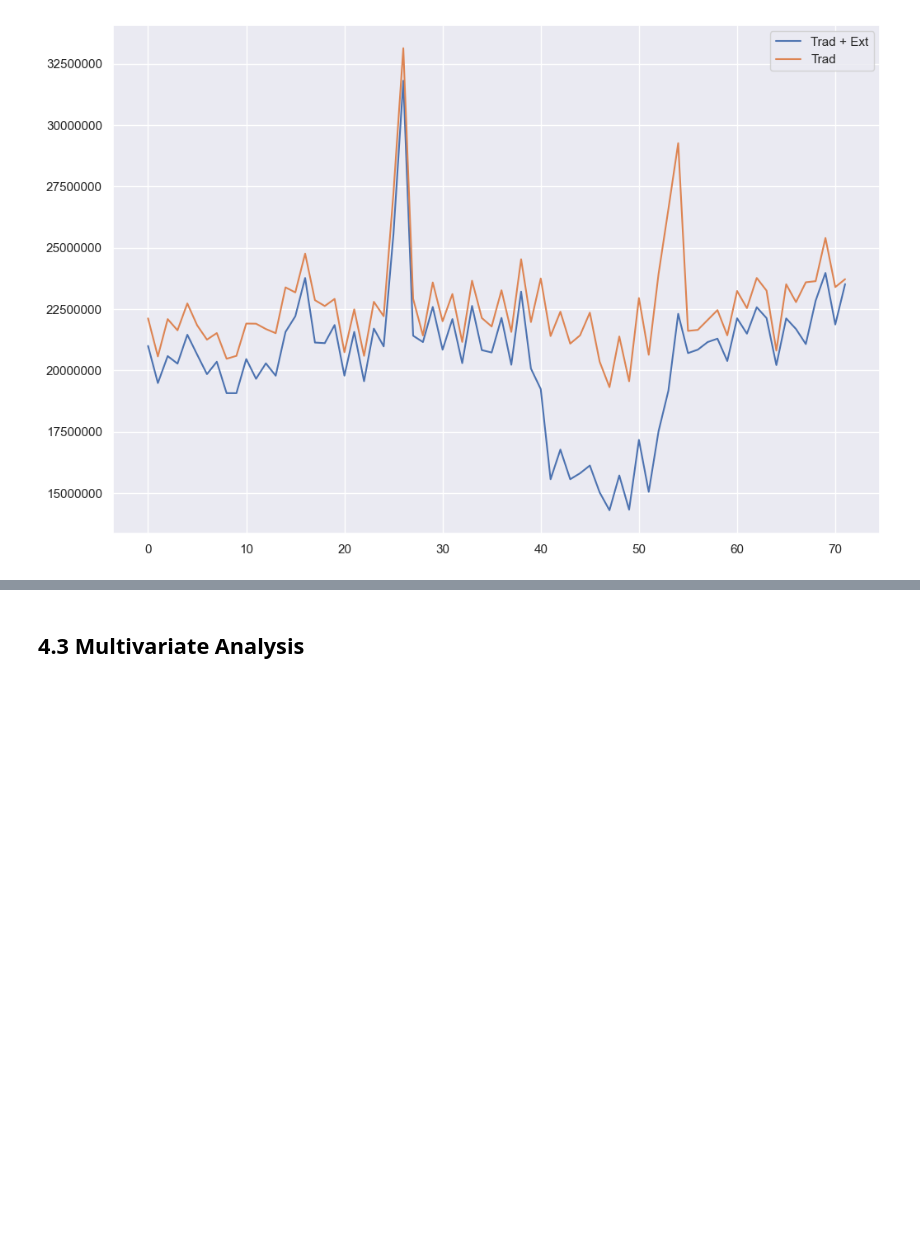
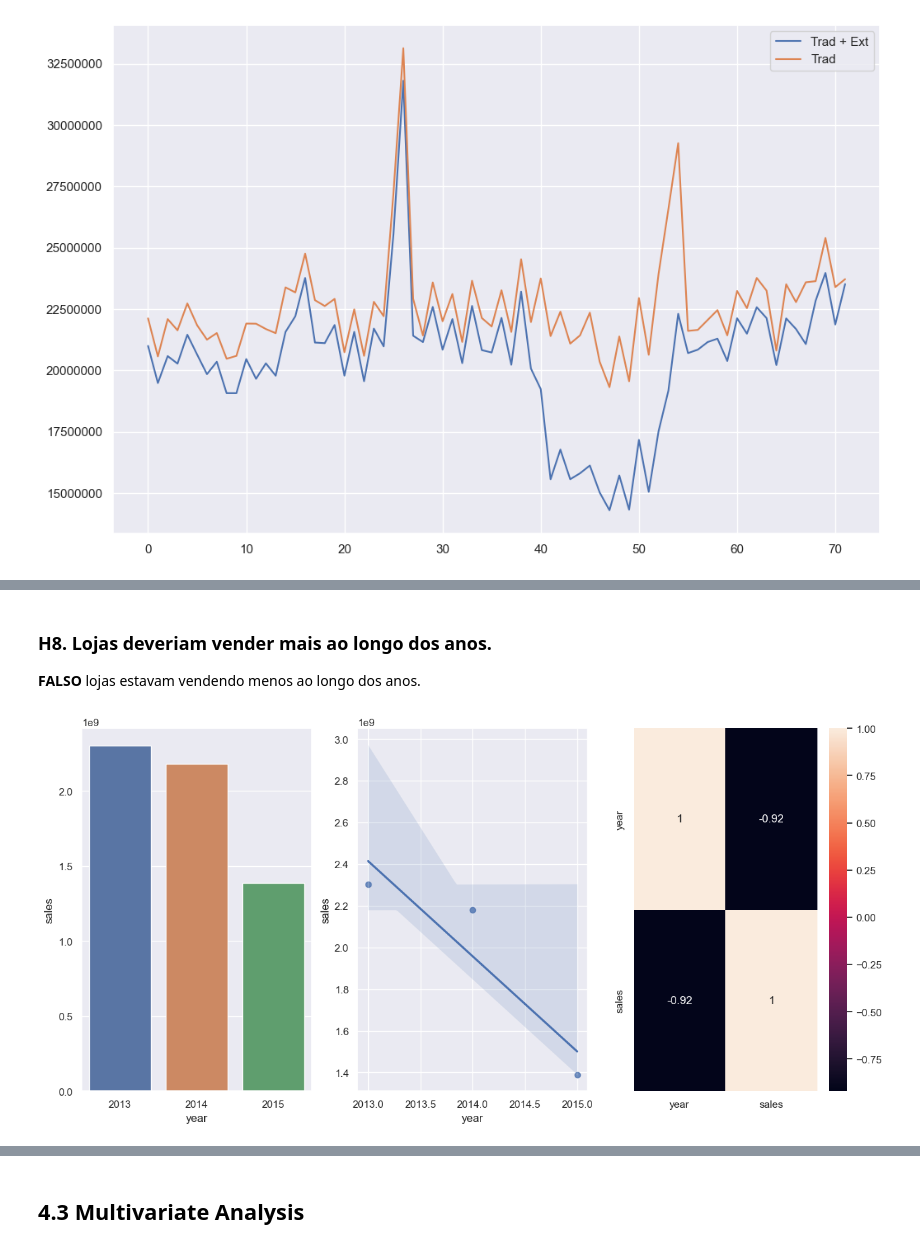
Before and after one commit to BlueBics/rossmann_sales_prediction, a Jupyter notebook: v01_store_sales_prediction.ipynb, the cells around one changed output, grey strips where cells are left out. Saved outputs shown, nothing was run; the diff lists cells and outputs as text; code cells hidden in the pictures; blank space fills up the shorter version.

```diff
--- a/v01_store_sales_prediction.ipynb
+++ b/v01_store_sales_prediction.ipynb
@@ -679,0 +701,17 @@ aux.legend(labels=['Trad + Ext', 'Trad']);
+# %% [markdown]
+### **H8.** Lojas deveriam vender mais ao longo dos anos.
+**FALSO** lojas estavam vendendo menos ao longo dos anos.
+# %%
+aux1 = df4[['year', 'sales']].groupby('year').sum().reset_index()
+
+plt.figure(figsize=(15,7))
+plt.subplot(1,3,1)
+sns.barplot(aux1, x='year', y='sales')
+
+plt.subplot(1,3,2)
+sns.regplot(aux1, x='year', y='sales')
+
+plt.subplot(1,3,3)
+sns.heatmap(aux1.corr(method='pearson'), annot=True);
+# %% [output]
+[figure, added]
```
Also changed, not shown: parts of 15 cells of this notebook.
